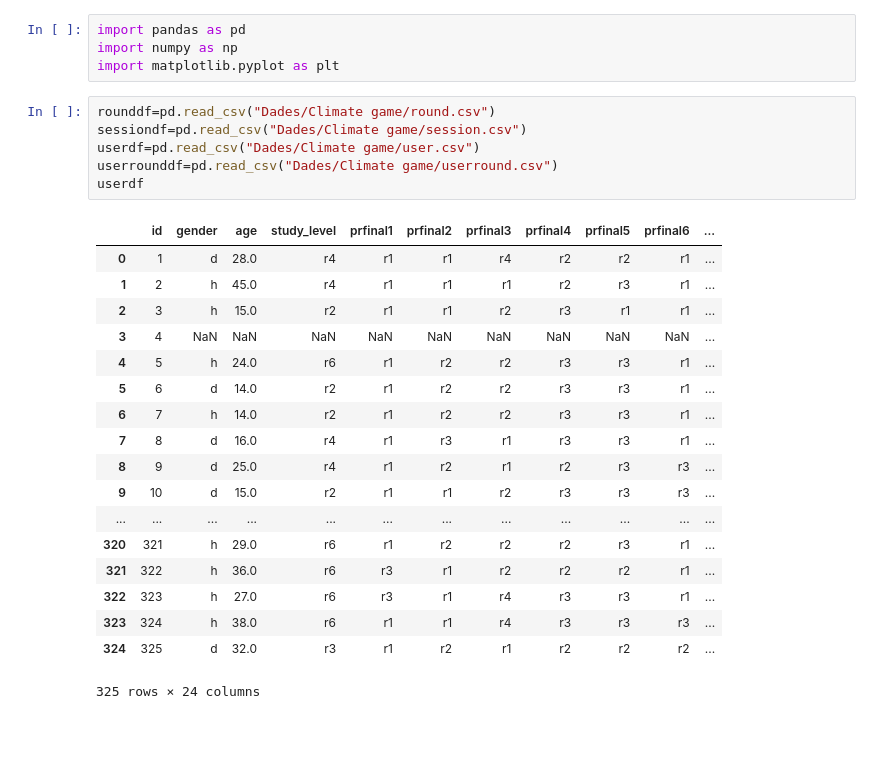
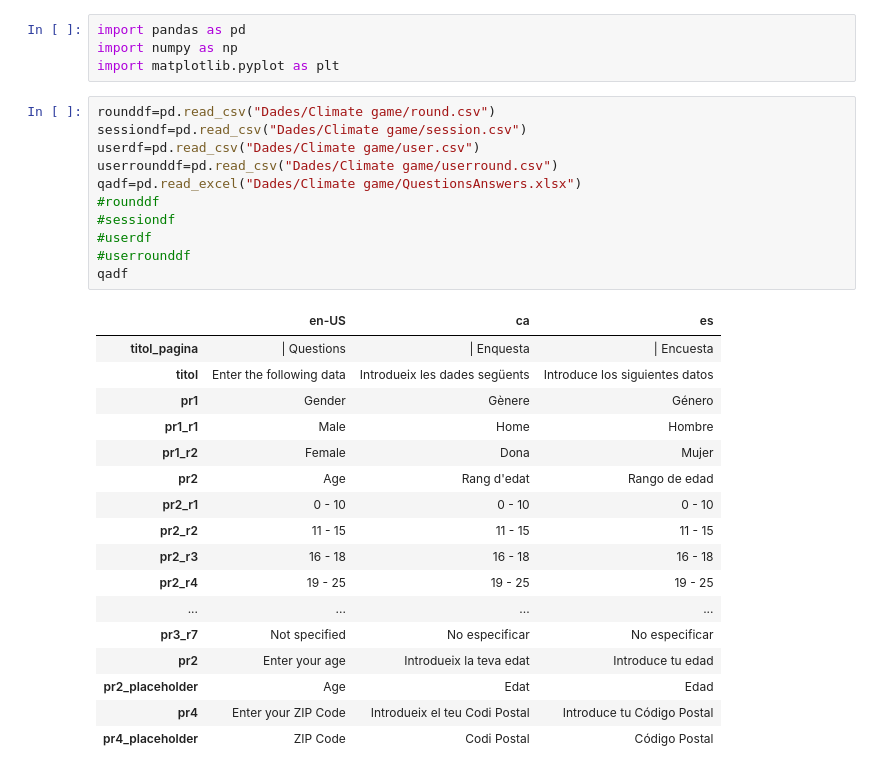
Before and after one commit to canigocallau/TFM, a Jupyter notebook: Climate game.ipynb, the cells around one changed output. Cells and saved outputs as stored; diff of their text form; blank space fills up the shorter version.

```diff
--- a/Climate game.ipynb
+++ b/Climate game.ipynb
@@ -5,26 +5,30 @@ import matplotlib.pyplot as plt
 # %%
 rounddf=pd.read_csv("Dades/Climate game/round.csv")
 sessiondf=pd.read_csv("Dades/Climate game/session.csv")
 userdf=pd.read_csv("Dades/Climate game/user.csv")
 userrounddf=pd.read_csv("Dades/Climate game/userround.csv")
-userdf
+qadf=pd.read_excel("Dades/Climate game/QuestionsAnswers.xlsx")
+#rounddf
+#sessiondf
+#userdf
+#userrounddf
+qadf
 # %% [output]
-|  | id | gender | age | study_level | prfinal1 | prfinal2 | prfinal3 | prfinal4 | prfinal5 | prfinal6 | ... |
-| 0 | 1 | d | 28.0 | r4 | r1 | r1 | r4 | r2 | r2 | r1 | ... |
-| 1 | 2 | h | 45.0 | r4 | r1 | r1 | r1 | r2 | r3 | r1 | ... |
-| 2 | 3 | h | 15.0 | r2 | r1 | r1 | r2 | r3 | r1 | r1 | ... |
-| 3 | 4 | NaN | NaN | NaN | NaN | NaN | NaN | NaN | NaN | NaN | ... |
-| 4 | 5 | h | 24.0 | r6 | r1 | r2 | r2 | r3 | r3 | r1 | ... |
-| 5 | 6 | d | 14.0 | r2 | r1 | r2 | r2 | r3 | r3 | r1 | ... |
-| 6 | 7 | h | 14.0 | r2 | r1 | r2 | r2 | r3 | r3 | r1 | ... |
-| 7 | 8 | d | 16.0 | r4 | r1 | r3 | r1 | r3 | r3 | r1 | ... |
-| 8 | 9 | d | 25.0 | r4 | r1 | r2 | r1 | r2 | r3 | r3 | ... |
-| 9 | 10 | d | 15.0 | r2 | r1 | r1 | r2 | r3 | r3 | r3 | ... |
-| ... | ... | ... | ... | ... | ... | ... | ... | ... | ... | ... | ... |
-| 320 | 321 | h | 29.0 | r6 | r1 | r2 | r2 | r2 | r3 | r1 | ... |
-| 321 | 322 | h | 36.0 | r6 | r3 | r1 | r2 | r2 | r2 | r1 | ... |
-| 322 | 323 | h | 27.0 | r6 | r3 | r1 | r4 | r3 | r3 | r1 | ... |
-| 323 | 324 | h | 38.0 | r6 | r1 | r1 | r4 | r3 | r3 | r3 | ... |
-| 324 | 325 | d | 32.0 | r3 | r1 | r2 | r1 | r2 | r2 | r2 | ... |
+|  | en-US | ca | es |
+| titol_pagina | | Questions | | Enquesta | | Encuesta |
+| titol | Enter the following data | Introdueix les dades següents | Introduce los siguientes datos |
+| pr1 | Gender | Gènere | Género |
+| pr1_r1 | Male | Home | Hombre |
+| pr1_r2 | Female | Dona | Mujer |
+| pr2 | Age | Rang d'edat | Rango de edad |
+| pr2_r1 | 0 - 10 | 0 - 10 | 0 - 10 |
+| pr2_r2 | 11 - 15 | 11 - 15 | 11 - 15 |
+| pr2_r3 | 16 - 18 | 16 - 18 | 16 - 18 |
+| pr2_r4 | 19 - 25 | 19 - 25 | 19 - 25 |
+| ... | ... | ... | ... |
+| pr3_r7 | Not specified | No especificar | No especificar |
+| pr2 | Enter your age | Introdueix la teva edat | Introduce tu edad |
+| pr2_placeholder | Age | Edat | Edad |
+| pr4 | Enter your ZIP Code | Introdueix el teu Codi Postal | Introduce tu Código Postal |
+| pr4_placeholder | ZIP Code | Codi Postal | Código Postal |
-325 rows × 24 columns
 # %%
```
Also changed, not shown: parts of 8 cells of this notebook.
